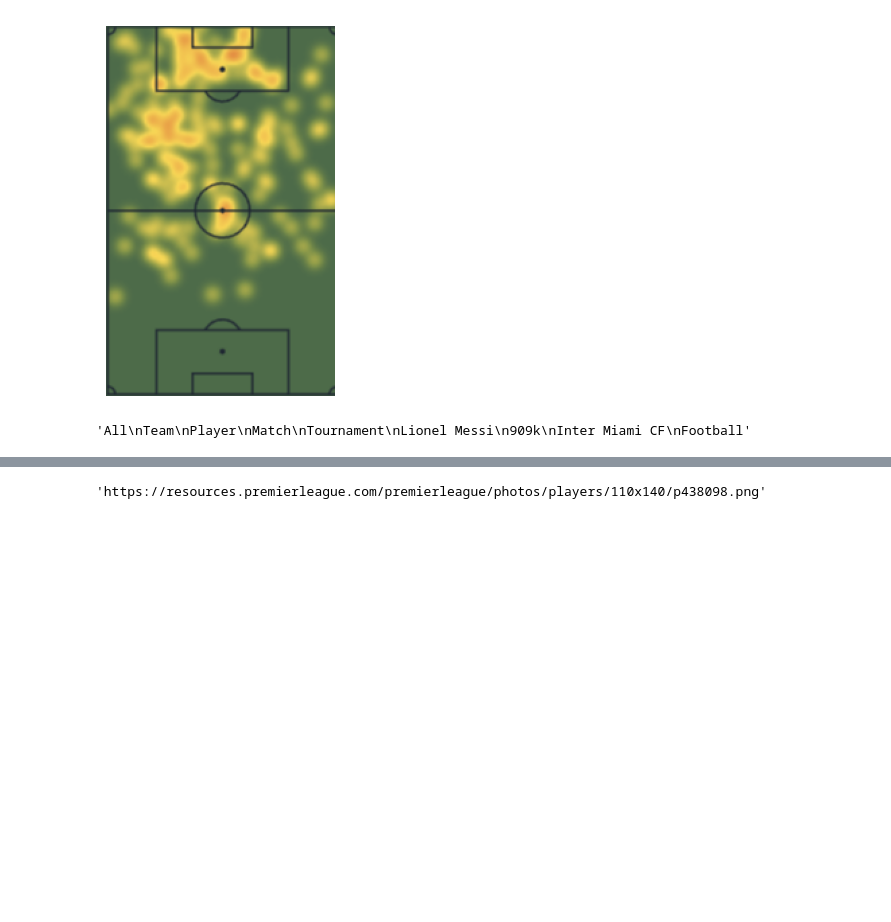
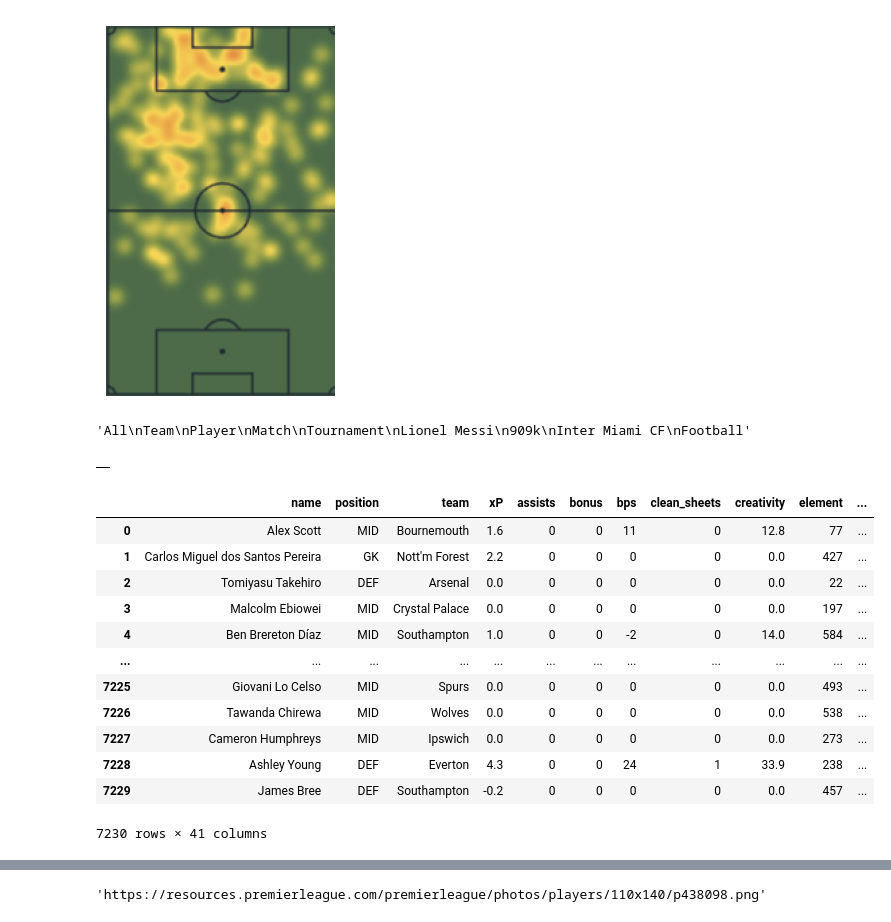
Before and after one commit to nmannheimer/data511, a Jupyter notebook: nbs/test.ipynb, the cells around one changed output, grey strips where cells are left out. Saved outputs shown, nothing was run; the diff lists cells and outputs as text; code cells hidden in the pictures; blank space fills up the shorter version.

```diff
--- a/nbs/test.ipynb
+++ b/nbs/test.ipynb
@@ -122,3 +146,27 @@ https://resources.premierleague.com/premierleague/photos/players/110x140/p441302
+# %%
+df
+# %% [output]
+|  |
+# %%
+year = '2024-25'
+url_gw = f"https://raw.githubusercontent.com/vaastav/Fantasy-Premier-League/master/data/{year}/gws/merged_gw.csv"
+df = pd.read_csv(url_gw)
+# %%
+df
+# %% [output]
+|  | name | position | team | xP | assists | bonus | bps | clean_sheets | creativity | element | ... |
+| 0 | Alex Scott | MID | Bournemouth | 1.6 | 0 | 0 | 11 | 0 | 12.8 | 77 | ... |
+| 1 | Carlos Miguel dos Santos Pereira | GK | Nott'm Forest | 2.2 | 0 | 0 | 0 | 0 | 0.0 | 427 | ... |
+| 2 | Tomiyasu Takehiro | DEF | Arsenal | 0.0 | 0 | 0 | 0 | 0 | 0.0 | 22 | ... |
+| 3 | Malcolm Ebiowei | MID | Crystal Palace | 0.0 | 0 | 0 | 0 | 0 | 0.0 | 197 | ... |
+| 4 | Ben Brereton Díaz | MID | Southampton | 1.0 | 0 | 0 | -2 | 0 | 14.0 | 584 | ... |
+| ... | ... | ... | ... | ... | ... | ... | ... | ... | ... | ... | ... |
+| 7225 | Giovani Lo Celso | MID | Spurs | 0.0 | 0 | 0 | 0 | 0 | 0.0 | 493 | ... |
+| 7226 | Tawanda Chirewa | MID | Wolves | 0.0 | 0 | 0 | 0 | 0 | 0.0 | 538 | ... |
+| 7227 | Cameron Humphreys | MID | Ipswich | 0.0 | 0 | 0 | 0 | 0 | 0.0 | 273 | ... |
+| 7228 | Ashley Young | DEF | Everton | 4.3 | 0 | 0 | 24 | 1 | 33.9 | 238 | ... |
+| 7229 | James Bree | DEF | Southampton | -0.2 | 0 | 0 | 0 | 0 | 0.0 | 457 | ... |
+7230 rows × 41 columns
 # %%
 # Load and preprocess data
 # @st.cache_data
```
Also changed, not shown: parts of 4 cells of this notebook, 2 other files.
